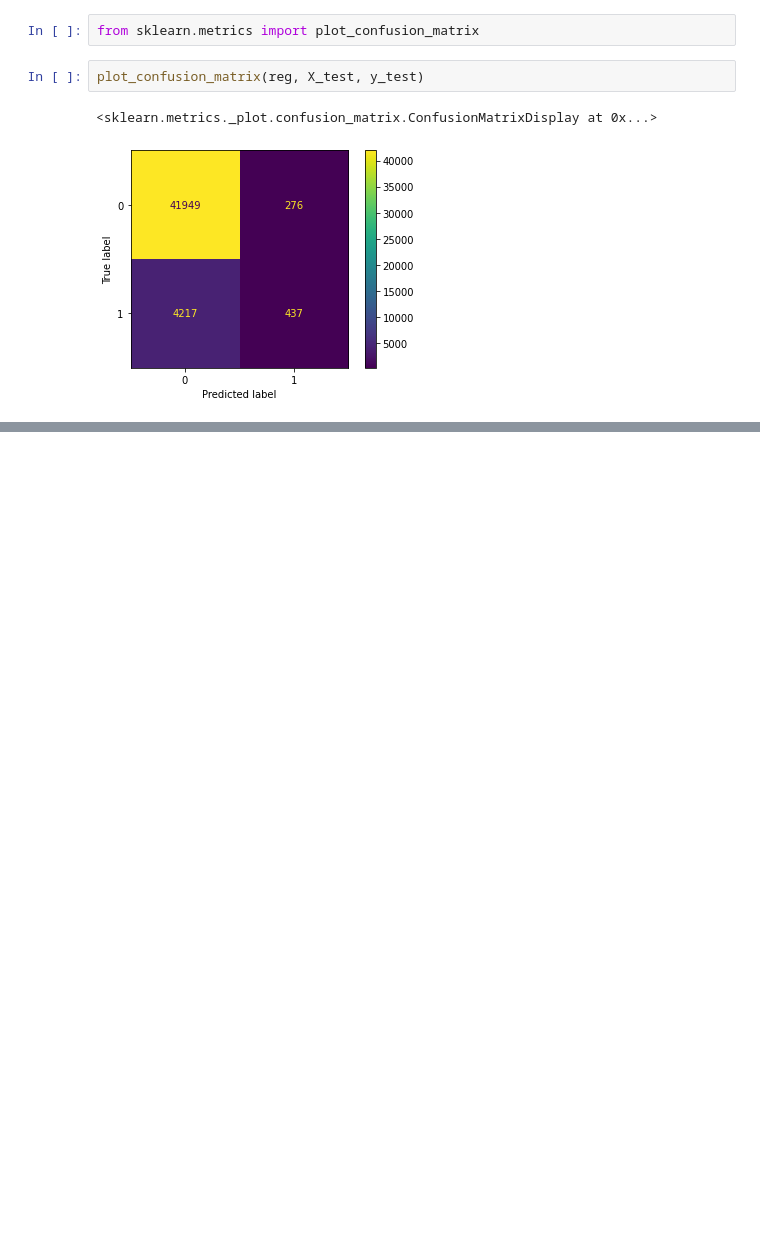
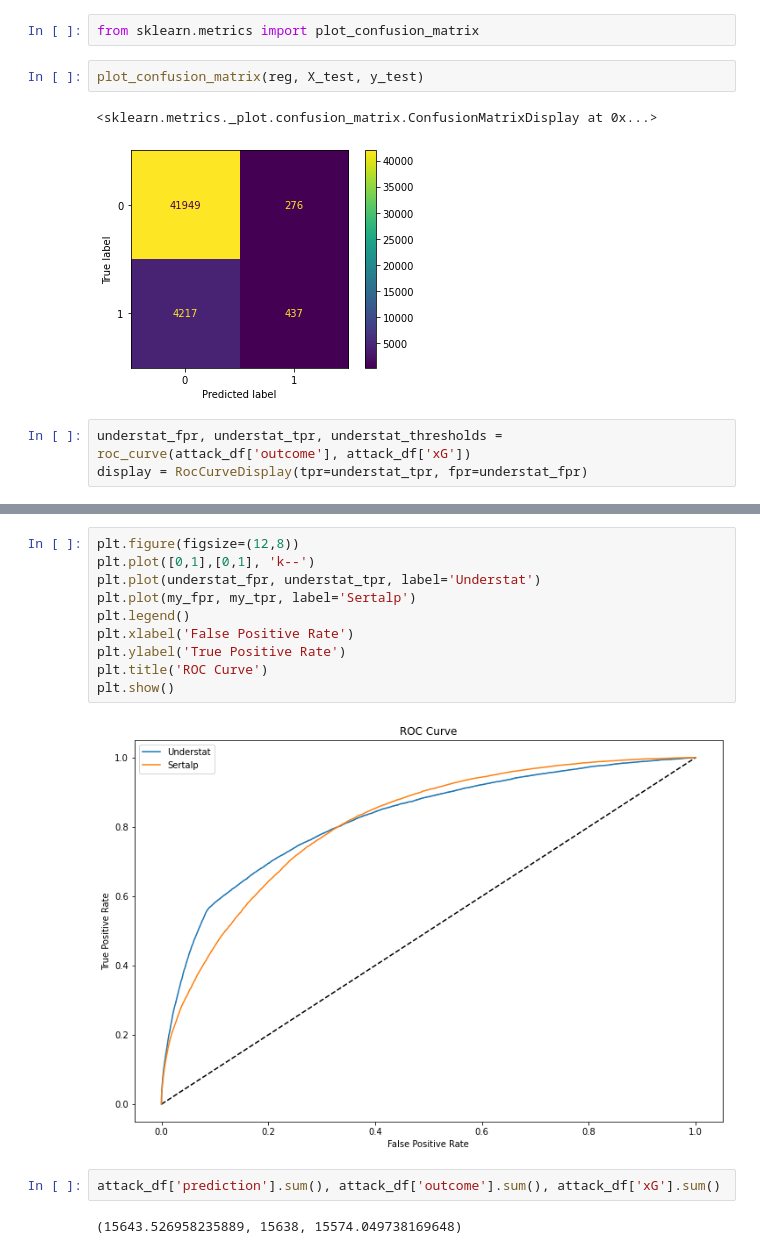
Before and after one commit to sertalpbilal/fun_with_shot_data, a Jupyter notebook: notebooks/naive_xg.ipynb, the cells around one changed output, grey strips where cells are left out. Drawn from its saved outputs; the diff is of its cells as text; blank space fills up the shorter version.

```diff
--- a/notebooks/naive_xg.ipynb
+++ b/notebooks/naive_xg.ipynb
@@ -132,3 +132,6 @@ plot_confusion_matrix(reg, X_test, y_test)
 # %% [output]
 <sklearn.metrics._plot.confusion_matrix.ConfusionMatrixDisplay at 0x...>
 [figure]
+# %%
+understat_fpr, understat_tpr, understat_thresholds = roc_curve(attack_df['outcome'], attack_df['xG'])
+display = RocCurveDisplay(tpr=understat_tpr, fpr=understat_fpr)
@@ -134,0 +158,16 @@ plot_confusion_matrix(reg, X_test, y_test)
+# %%
+plt.figure(figsize=(12,8))
+plt.plot([0,1],[0,1], 'k--')
+plt.plot(understat_fpr, understat_tpr, label='Understat')
+plt.plot(my_fpr, my_tpr, label='Sertalp')
+plt.legend()
+plt.xlabel('False Positive Rate')
+plt.ylabel('True Positive Rate')
+plt.title('ROC Curve')
+plt.show()
+# %% [output]
+[figure, added]
+# %%
+attack_df['prediction'].sum(), attack_df['outcome'].sum(), attack_df['xG'].sum()
+# %% [output]
+(15643.526958235889, 15638, 15574.049738169648)
```
Also changed, not shown: parts of 6 cells of this notebook.
